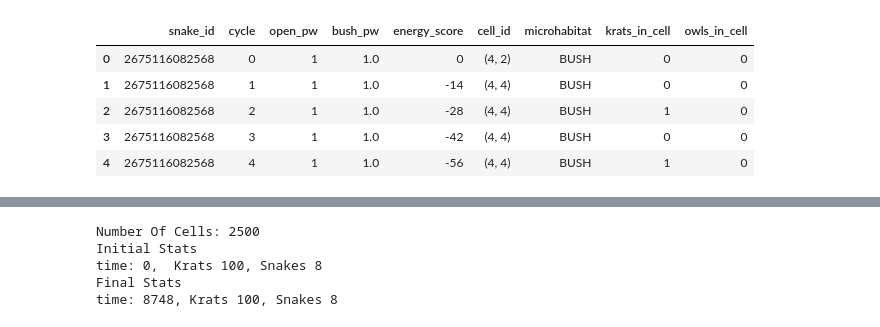
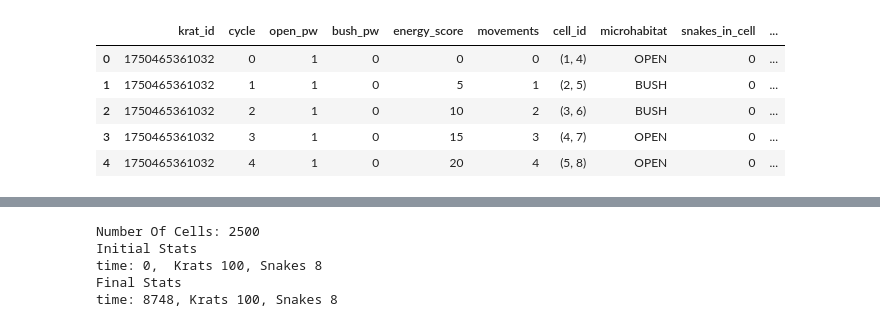
Before and after one commit to michaelremington2/uumarrty, a Jupyter notebook: ecosystem_sim/SimPostDataAnalysis.ipynb, the cells around one changed output, grey strips where cells are left out. Cells and saved outputs as stored; diff of their text form; code cells hidden in the pictures.

```diff
--- a/ecosystem_sim/SimPostDataAnalysis.ipynb
+++ b/ecosystem_sim/SimPostDataAnalysis.ipynb
@@ -1,14 +1,14 @@
 # %%
 import pandas as pd
 kratdata=pd.read_csv('krat_energy.csv',header=None)
-kratdata.columns = ['krat_id', 'cycle','open_pw','bush_pw','energy_score','cell_id','microhabitat','snakes_in_cell','owls_in_cell']
-snakedata=pd.read_csv('snake_energy.csv',header=None)
-snakedata.columns = ['snake_id', 'cycle','open_pw','bush_pw','energy_score','cell_id','microhabitat','krats_in_cell','owls_in_cell']
-snakedata.head()
+kratdata.columns = ['krat_id', 'cycle','open_pw','bush_pw','energy_score','movements','cell_id','microhabitat','snakes_in_cell','owls_in_cell']
+#snakedata=pd.read_csv('snake_energy.csv',header=None)
+#snakedata.columns = ['snake_id', 'cycle','open_pw','bush_pw','energy_score','movements','cell_id','microhabitat','krats_in_cell','owls_in_cell']
+kratdata.head()
 # %% [output]
-|  | snake_id | cycle | open_pw | bush_pw | energy_score | cell_id | microhabitat | krats_in_cell | owls_in_cell |
-| 0 | 2675116082568 | 0 | 1 | 1.0 | 0 | (4, 2) | BUSH | 0 | 0 |
-| 1 | 2675116082568 | 1 | 1 | 1.0 | -14 | (4, 4) | BUSH | 0 | 0 |
-| 2 | 2675116082568 | 2 | 1 | 1.0 | -28 | (4, 4) | BUSH | 1 | 0 |
-| 3 | 2675116082568 | 3 | 1 | 1.0 | -42 | (4, 4) | BUSH | 0 | 0 |
-| 4 | 2675116082568 | 4 | 1 | 1.0 | -56 | (4, 4) | BUSH | 1 | 0 |
+|  | krat_id | cycle | open_pw | bush_pw | energy_score | movements | cell_id | microhabitat | snakes_in_cell | ... |
+| 0 | 1750465361032 | 0 | 1 | 0 | 0 | 0 | (1, 4) | OPEN | 0 | ... |
+| 1 | 1750465361032 | 1 | 1 | 0 | 5 | 1 | (2, 5) | BUSH | 0 | ... |
+| 2 | 1750465361032 | 2 | 1 | 0 | 10 | 2 | (3, 6) | BUSH | 0 | ... |
+| 3 | 1750465361032 | 3 | 1 | 0 | 15 | 3 | (4, 7) | OPEN | 0 | ... |
+| 4 | 1750465361032 | 4 | 1 | 0 | 20 | 4 | (5, 8) | OPEN | 0 | ... |
```
Also changed, not shown: parts of 2 cells of this notebook, 4 other files.
